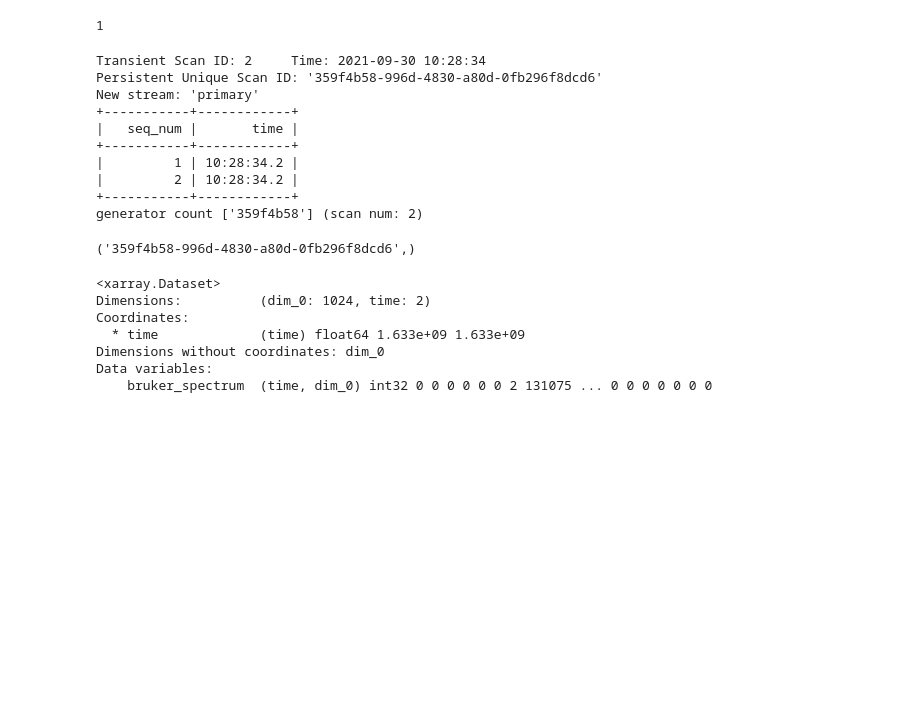
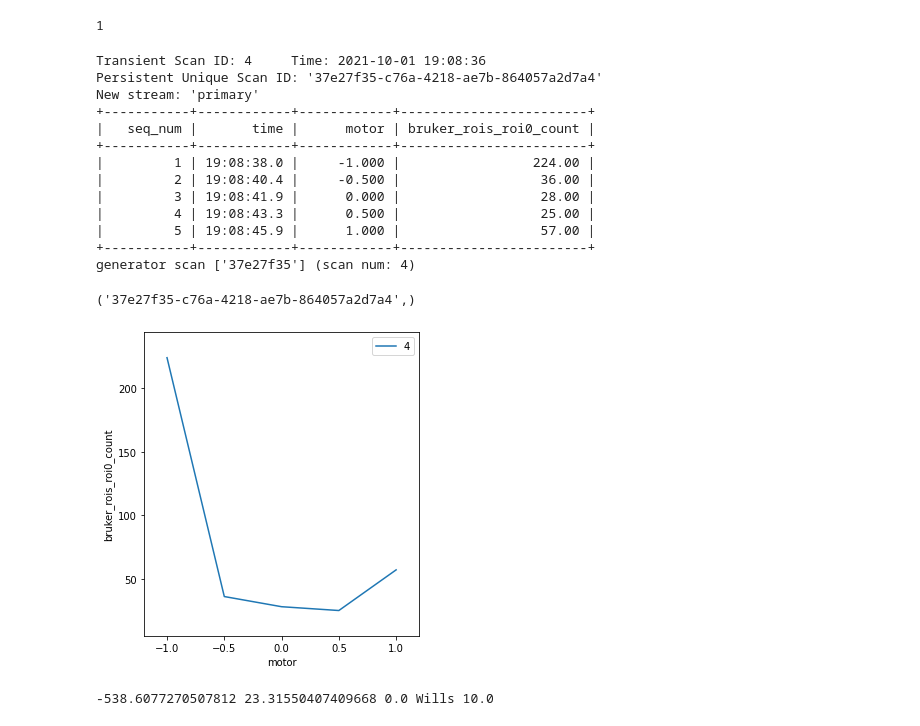
Before and after one commit to whs92/EMIL_notebooks, a Jupyter notebook: Bruker.ipynb, the cells around one changed output. Drawn from its saved outputs; the diff is of its cells as text; code cells hidden in the pictures; blank space fills up the shorter version.

```diff
--- a/Bruker.ipynb
+++ b/Bruker.ipynb
@@ -58,2 +123,0 @@ roi0 = bruker.rois.roi0
-# %%
-bruker.read_attrs = ['spectrum']
@@ -97,31 +142,40 @@ db = temp()
 RE.subscribe(db.v1.insert)
 # %% [output]
 1
-# %%
-from bluesky.plans import count
-
-RE(count([bruker,bruker.rois.roi0],2))
-# %% [output]
-Transient Scan ID: 2     Time: 2021-09-30 10:28:34
-Persistent Unique Scan ID: '359f4b58-996d-4830-a80d-0fb296f8dcd6'
-New stream: 'primary'
-+-----------+------------+
-|   seq_num |       time |
-+-----------+------------+
-|         1 | 10:28:34.2 |
-|         2 | 10:28:34.2 |
-+-----------+------------+
-generator count ['359f4b58'] (scan num: 2)
-('359f4b58-996d-4830-a80d-0fb296f8dcd6',)
+# %%
+from bluesky.plans import count,scan
+from ophyd.sim import motor
+
+#We can define which counts we want to display. For now they are in counts and not energy, this is easy to change later
+bruker.rois.roi0.count.kind = 'hinted'
+RE(scan([bruker],motor,-1,1,5))
+# %% [output]
+Transient Scan ID: 4     Time: 2021-10-01 19:08:36
+Persistent Unique Scan ID: '37e27f35-c76a-4218-ae7b-864057a2d7a4'
+New stream: 'primary'
++-----------+------------+------------+------------------------+
+|   seq_num |       time |      motor | bruker_rois_roi0_count |
++-----------+------------+------------+------------------------+
+|         1 | 19:08:38.0 |     -1.000 |                 224.00 |
+|         2 | 19:08:40.4 |     -0.500 |                  36.00 |
+|         3 | 19:08:41.9 |      0.000 |                  28.00 |
+|         4 | 19:08:43.3 |      0.500 |                  25.00 |
+|         5 | 19:08:45.9 |      1.000 |                  57.00 |
++-----------+------------+------------+------------------------+
+generator scan ['37e27f35'] (scan num: 4)
+('37e27f35-c76a-4218-ae7b-864057a2d7a4',)
+[figure, added]
 # %%
 run = db[-1]
-# %%
-run.primary.read()
-# %% [output]
-<xarray.Dataset>
-Dimensions:          (dim_0: 1024, time: 2)
-Coordinates:
-  * time             (time) float64 1.633e+09 1.633e+09
-Dimensions without coordinates: dim_0
-Data variables:
-    bruker_spectrum  (time, dim_0) int32 0 0 0 0 0 0 2 131075 ... 0 0 0 0 0 0 0
+# %%
+# Practice getting the config parameters from the dataset
+
+offset = run.primary.metadata['descriptors'][0]['configuration']['bruker']['data']['bruker_offset']
+slope = run.primary.metadata['descriptors'][0]['configuration']['bruker']['data']['bruker_slope']
+quadratic = run.primary.metadata['descriptors'][0]['configuration']['bruker']['data']['bruker_quadratic']
+egu = run.primary.metadata['descriptors'][0]['configuration']['bruker']['data']['bruker_egu']
+two_theta = run.primary.metadata['descriptors'][0]['configuration']['bruker']['data']['bruker_two_theta']
+
+print(offset,slope,quadratic,egu,two_theta)
+# %% [output]
+-538.6077270507812 23.31550407409668 0.0 Wills 10.0
```
Also changed, not shown: parts of 11 cells of this notebook.
